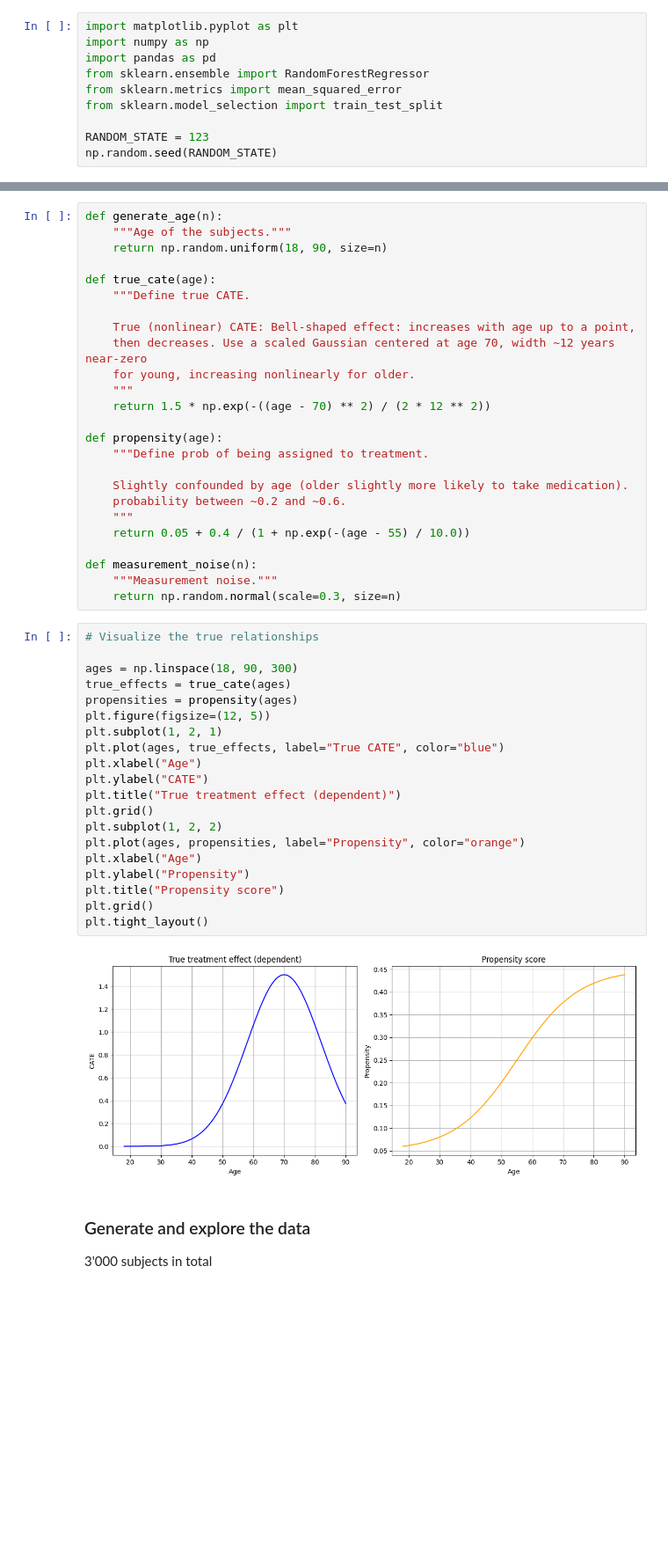
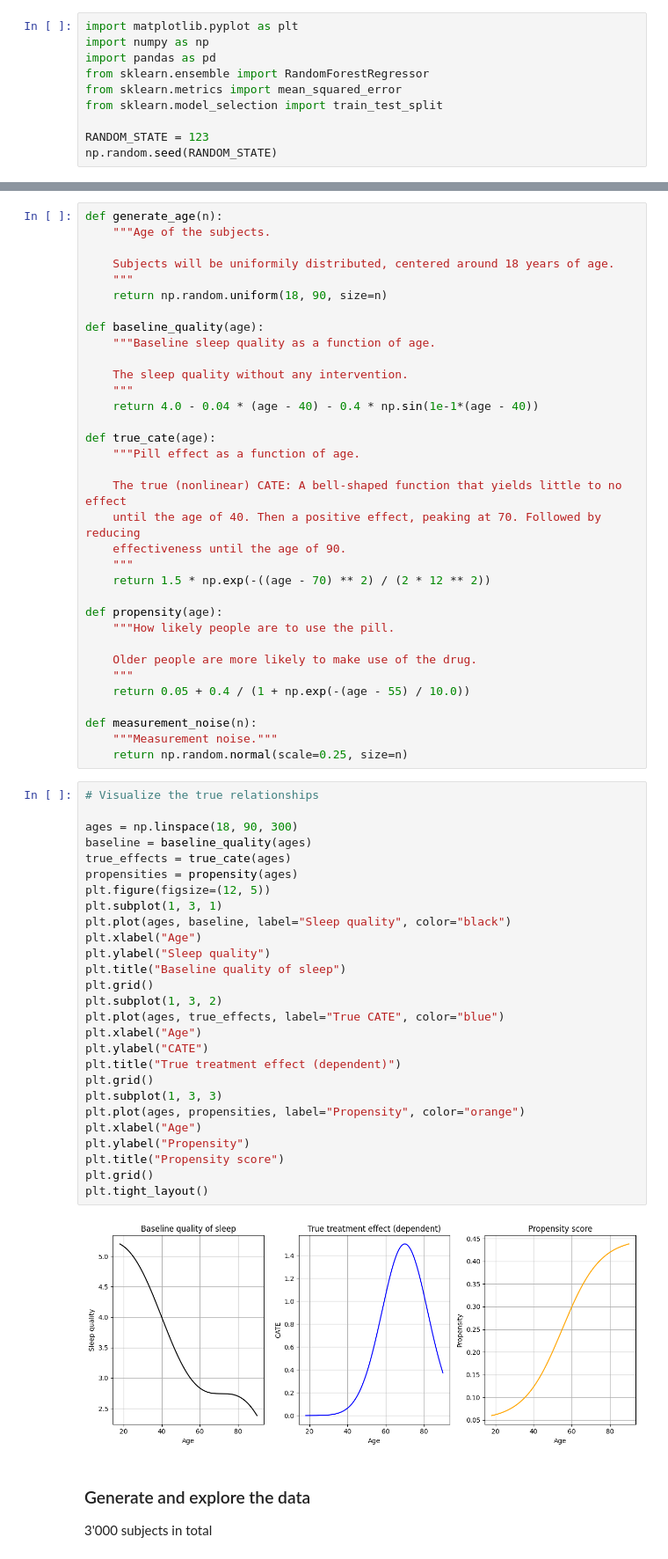
Before and after one commit to emilioMaddalena/causal-inference-studies, a Jupyter notebook: material/notebooks/sleeping_pills.ipynb, the cells around one changed output, grey strips where cells are left out. Shown at 88% size. Cells and saved outputs as stored; diff of their text form; blank space fills up the shorter version.

Commit message:
Define a function for the baseline values

```diff
--- a/material/notebooks/sleeping_pills.ipynb
+++ b/material/notebooks/sleeping_pills.ipynb
@@ -33,50 +32,66 @@ The propensity score defined the bias of the population we observe. Older people
 # %%
 def generate_age(n):
-    """Age of the subjects."""
+    """Age of the subjects.
+
+    Subjects will be uniformily distributed, centered around 18 years of age.
+    """
     return np.random.uniform(18, 90, size=n)
 
+def baseline_quality(age):
+    """Baseline sleep quality as a function of age.
+
+    The sleep quality without any intervention.
+    """
+    return 4.0 - 0.04 * (age - 40) - 0.4 * np.sin(1e-1*(age - 40))
+
 def true_cate(age):
-    """Define true CATE.
+    """Pill effect as a function of age.
 
-    True (nonlinear) CATE: Bell-shaped effect: increases with age up to a point,
-    then decreases. Use a scaled Gaussian centered at age 70, width ~12 years near-zero
-    for young, increasing nonlinearly for older.
+    The true (nonlinear) CATE: A bell-shaped function that yields little to no effect
+    until the age of 40. Then a positive effect, peaking at 70. Followed by reducing
+    effectiveness until the age of 90.
     """
     return 1.5 * np.exp(-((age - 70) ** 2) / (2 * 12 ** 2))
 
 def propensity(age):
-    """Define prob of being assigned to treatment.
+    """How likely people are to use the pill.
 
-    Slightly confounded by age (older slightly more likely to take medication).
-    probability between ~0.2 and ~0.6.
+    Older people are more likely to make use of the drug.
     """
     return 0.05 + 0.4 / (1 + np.exp(-(age - 55) / 10.0))
 
 def measurement_noise(n):
     """Measurement noise."""
-    return np.random.normal(scale=0.3, size=n)
+    return np.random.normal(scale=0.25, size=n)
 # %%
 # Visualize the true relationships
 
 ages = np.linspace(18, 90, 300)
+baseline = baseline_quality(ages)
 true_effects = true_cate(ages)
 propensities = propensity(ages)
 plt.figure(figsize=(12, 5))
-plt.subplot(1, 2, 1)
+plt.subplot(1, 3, 1)
+plt.plot(ages, baseline, label="Sleep quality", color="black")
+plt.xlabel("Age")
+plt.ylabel("Sleep quality")
+plt.title("Baseline quality of sleep")
+plt.grid()
+plt.subplot(1, 3, 2)
 plt.plot(ages, true_effects, label="True CATE", color="blue")
 plt.xlabel("Age")
 plt.ylabel("CATE")
 plt.title("True treatment effect (dependent)")
 plt.grid()
-plt.subplot(1, 2, 2)
+plt.subplot(1, 3, 3)
 plt.plot(ages, propensities, label="Propensity", color="orange")
 plt.xlabel("Age")
 plt.ylabel("Propensity")
 plt.title("Propensity score")
 plt.grid()
 plt.tight_layout()
 # %% [output]
-[figure, old version]
+[figure, new version]
 # %% [markdown]
 ### Generate and explore the data
 
```
Also changed, not shown: parts of 6 cells of this notebook.
